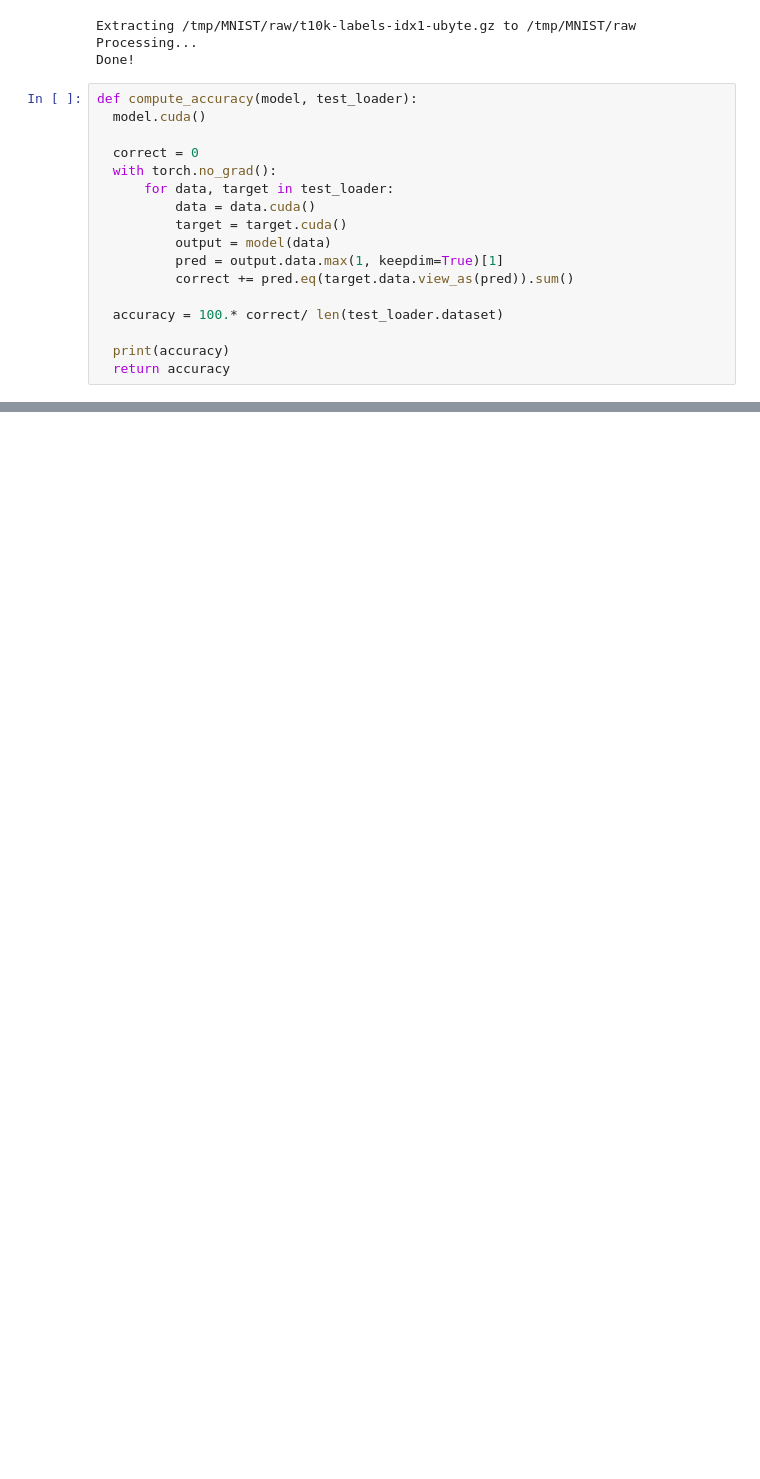
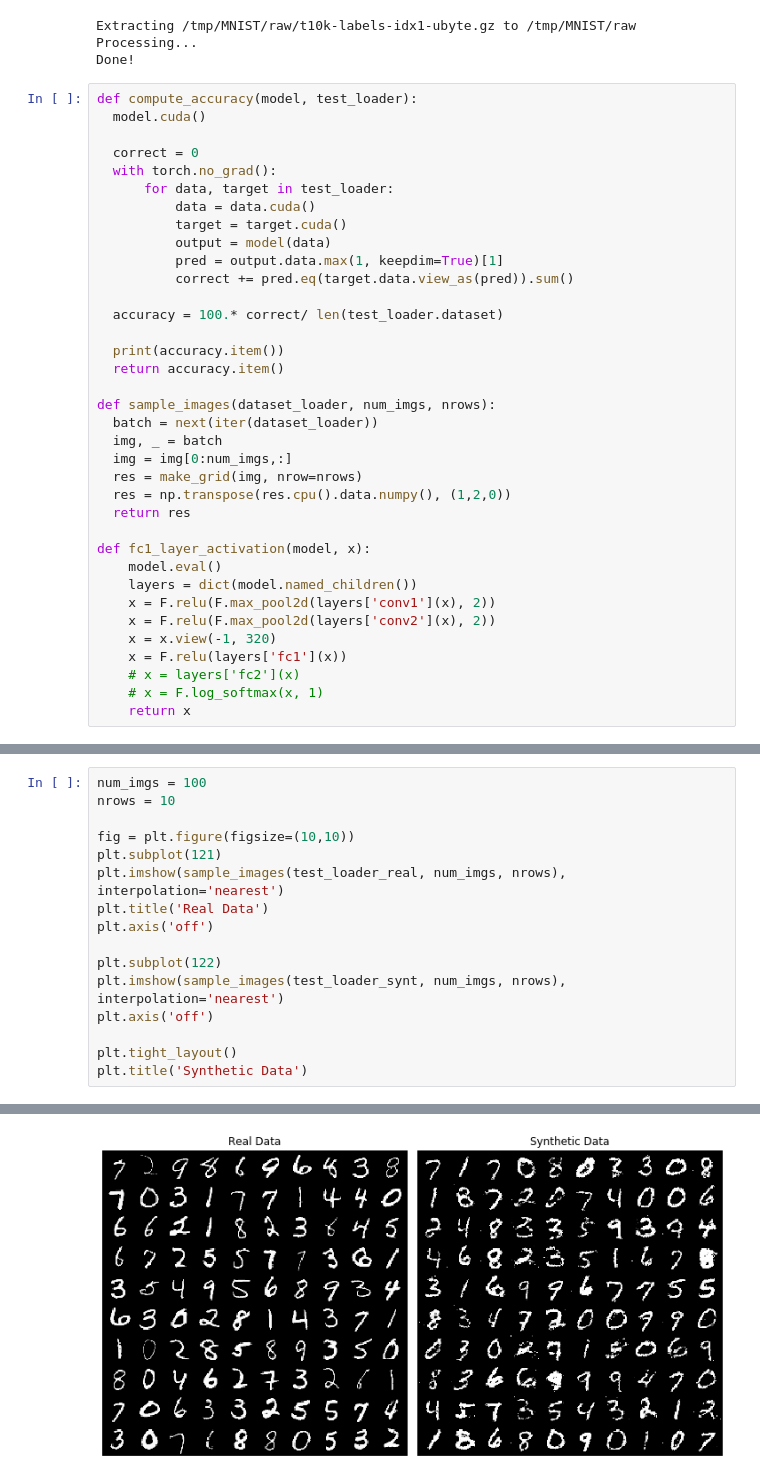
Before and after one commit to dganguli/tlon, a Jupyter notebook: test_classification_performance.ipynb, the cells around one changed output, grey strips where cells are left out. Drawn from its saved outputs; the diff is of its cells as text; blank space fills up the shorter version.

```diff
--- a/test_classification_performance.ipynb
+++ b/test_classification_performance.ipynb
@@ -74,6 +76,25 @@ def compute_accuracy(model, test_loader):
 
   accuracy = 100.* correct/ len(test_loader.dataset)
 
-  print(accuracy)
-  return accuracy
+  print(accuracy.item())
+  return accuracy.item()
+
+def sample_images(dataset_loader, num_imgs, nrows):
+  batch = next(iter(dataset_loader))
+  img, _ = batch
+  img = img[0:num_imgs,:]
+  res = make_grid(img, nrow=nrows)
+  res = np.transpose(res.cpu().data.numpy(), (1,2,0))
+  return res
+
+def fc1_layer_activation(model, x):
+    model.eval()
+    layers = dict(model.named_children())
+    x = F.relu(F.max_pool2d(layers['conv1'](x), 2))
+    x = F.relu(F.max_pool2d(layers['conv2'](x), 2))
+    x = x.view(-1, 320)
+    x = F.relu(layers['fc1'](x))
+    # x = layers['fc2'](x)
+    # x = F.log_softmax(x, 1)
+    return x
 # %%
@@ -88,0 +110,17 @@ tensor(98.1400, device='cuda:0')
+# %%
+num_imgs = 100
+nrows = 10
+
+fig = plt.figure(figsize=(10,10))
+plt.subplot(121)
+plt.imshow(sample_images(test_loader_real, num_imgs, nrows), interpolation='nearest')
+plt.title('Real Data')
+plt.axis('off')
+
+plt.subplot(122)
+plt.imshow(sample_images(test_loader_synt, num_imgs, nrows), interpolation='nearest')
+plt.axis('off')
+
+plt.tight_layout()
+plt.title('Synthetic Data')
+# %% [output]
@@ -88,0 +130 @@ tensor(98.1400, device='cuda:0')
+[figure, added]
```
Also changed, not shown: parts of 8 cells of this notebook.
